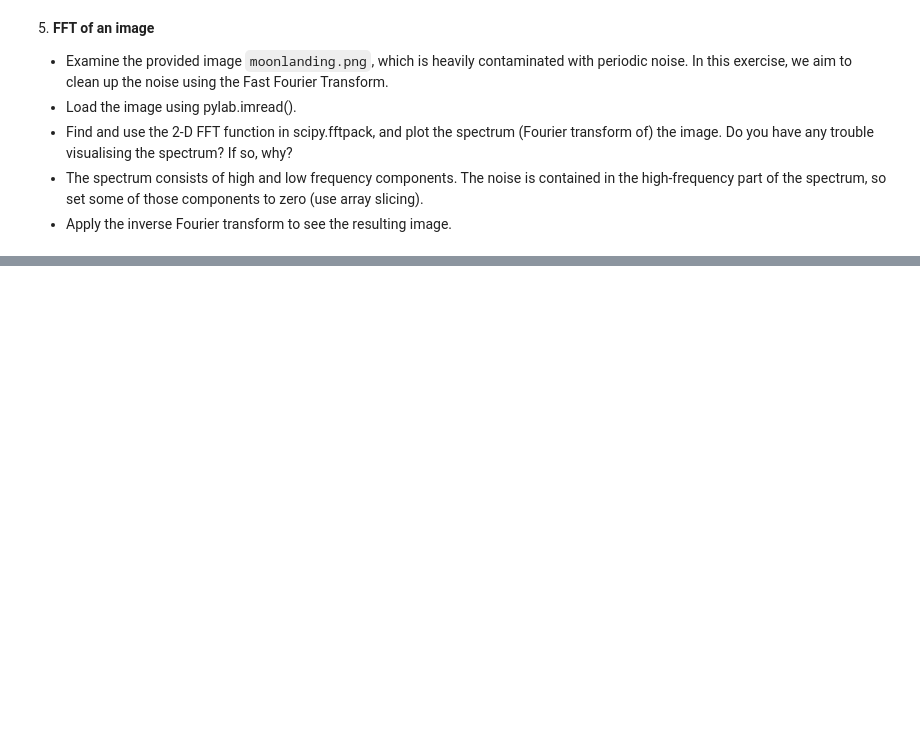
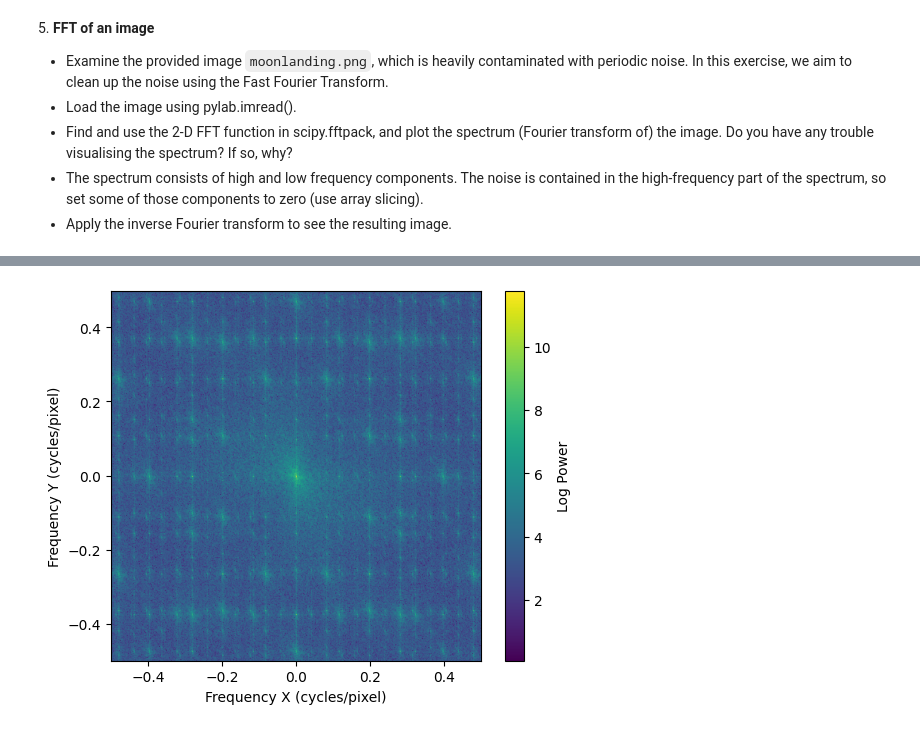
Before and after one commit to miguelordenugarte/LaboratoryOfComputationalPhysics_Y8, a Jupyter notebook: 09ex_Algorithms.ipynb, the cells around one changed output, grey strips where cells are left out. Cells and saved outputs as stored; diff of their text form; code cells hidden in the pictures; blank space fills up the shorter version.

```diff
--- a/09ex_Algorithms.ipynb
+++ b/09ex_Algorithms.ipynb
@@ -192,0 +239,18 @@ carrots_fft = fftpack.fft(carrots)
+# %%
+image_fft = fftpack.fft2(img)
+
+image_fft_shifted = fftpack.fftshift(image_fft)
+power = np.log(1 + np.abs(image_fft_shifted))
+
+rows, cols = img.shape
+freq_rows = fftpack.fftfreq(rows)
+freq_cols = fftpack.fftfreq(cols)
+# %%
+extent = [freq_cols.min(), freq_cols.max(), freq_rows.min(), freq_rows.max()]
+plt.imshow(power, extent=extent)
+plt.xlabel("Frequency X (cycles/pixel)")
+plt.ylabel("Frequency Y (cycles/pixel)")
+plt.colorbar(label="Log Power")
+plt.show()
+# %% [output]
+[figure, added]
```
Also changed, not shown: parts of 9 cells of this notebook.
